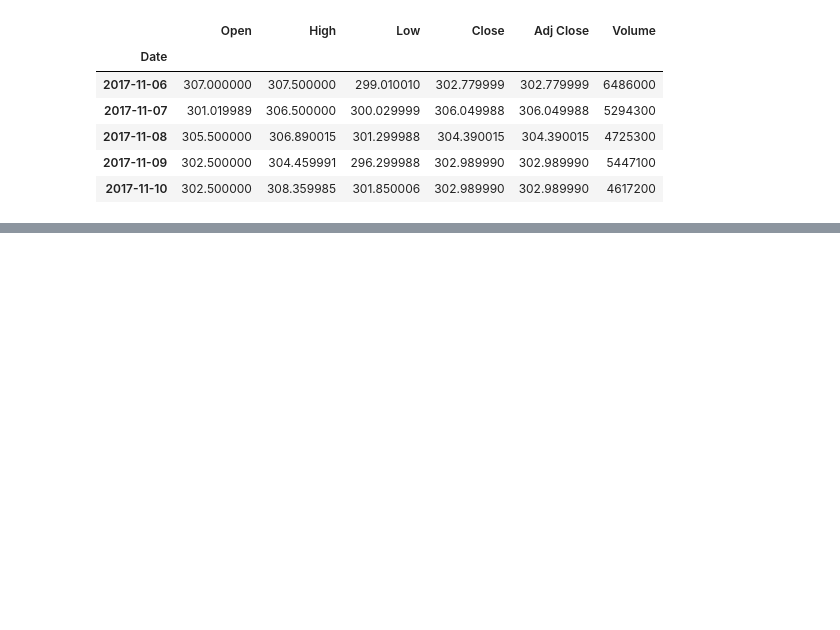
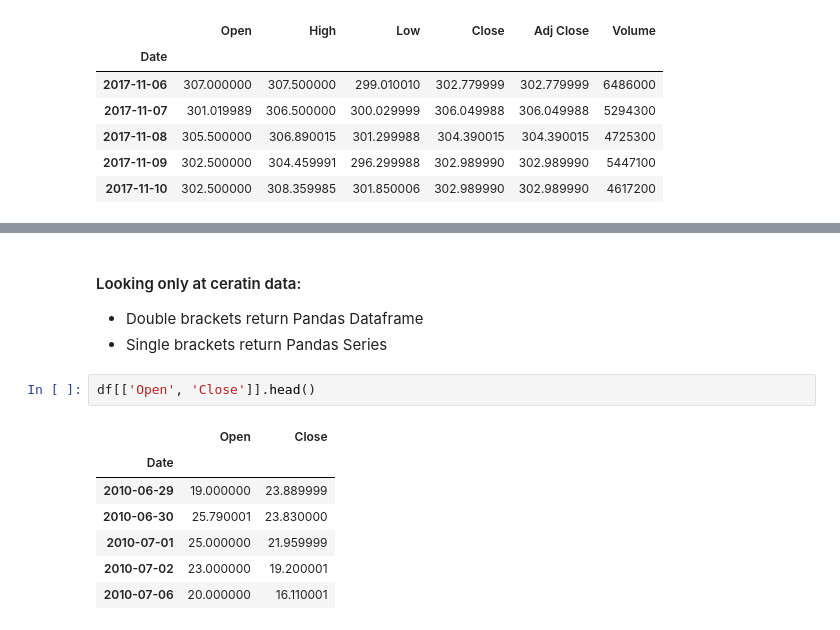
Before and after one commit to romabash/Python-notebooks-collection, a Jupyter notebook: Stock-Analysis/Stock-Analysis.ipynb, the cells around one changed output, grey strips where cells are left out. Saved outputs shown, nothing was run; the diff lists cells and outputs as text; blank space fills up the shorter version.

```diff
--- a/Stock-Analysis/Stock-Analysis.ipynb
+++ b/Stock-Analysis/Stock-Analysis.ipynb
@@ -39,0 +59,14 @@ df.tail()
+# %% [markdown]
+#### Looking only at ceratin data:
+- Double brackets return Pandas Dataframe
+- Single brackets return Pandas Series
+# %%
+df[['Open', 'Close']].head()
+# %% [output]
+|  | Open | Close |
+| Date |  |  |
+| 2010-06-29 | 19.000000 | 23.889999 |
+| 2010-06-30 | 25.790001 | 23.830000 |
+| 2010-07-01 | 25.000000 | 21.959999 |
+| 2010-07-02 | 23.000000 | 19.200001 |
+| 2010-07-06 | 20.000000 | 16.110001 |
```
Also changed, not shown: parts of 13 cells of this notebook, 1 other file.
